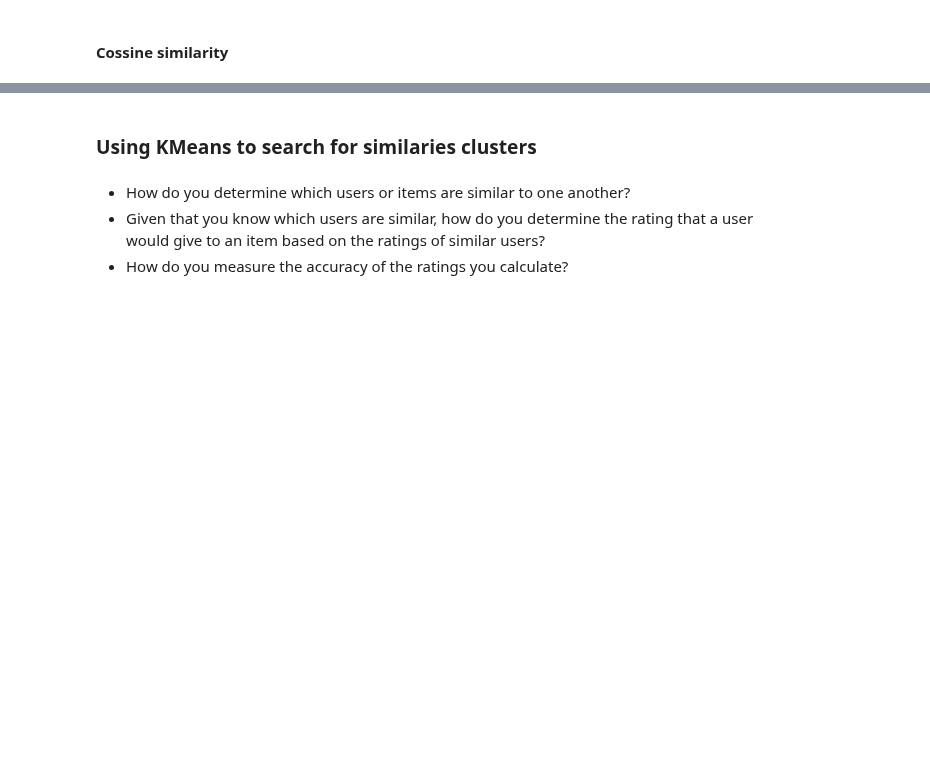
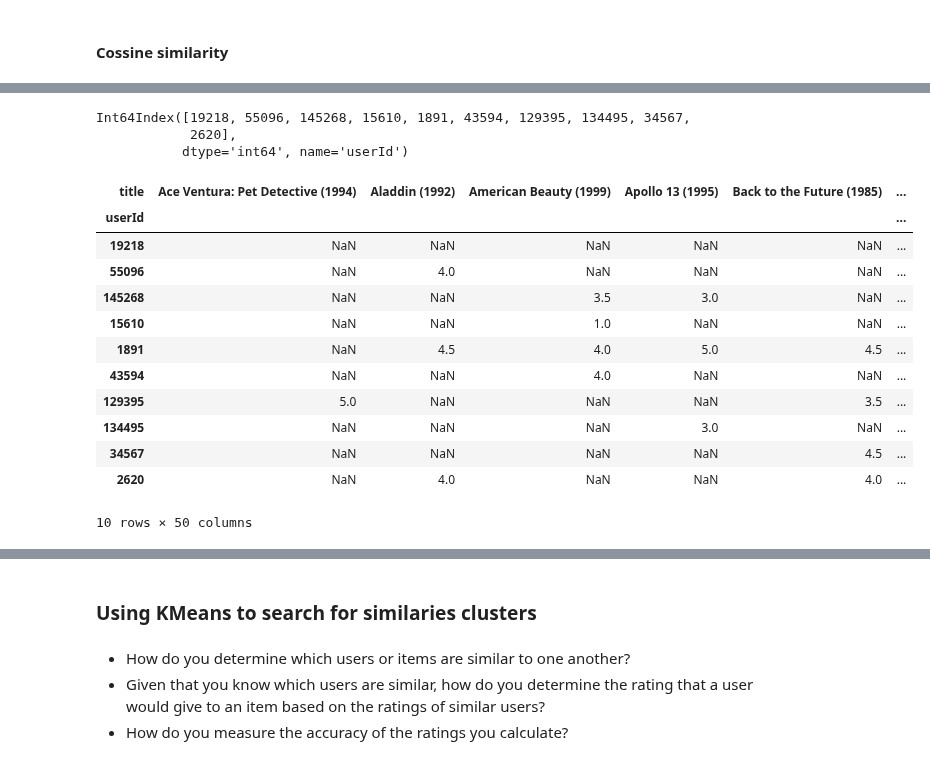
Before and after one commit to joaquim-oliveira-neto/rogue, a Jupyter notebook: notebooks/joaquim-model-test.ipynb, the cells around one changed output, grey strips where cells are left out. Saved outputs shown, nothing was run; the diff lists cells and outputs as text; code cells hidden in the pictures; blank space fills up the shorter version.

```diff
--- a/notebooks/joaquim-model-test.ipynb
+++ b/notebooks/joaquim-model-test.ipynb
@@ -308,0 +417,17 @@ pd.DataFrame(user_similarity)
+# %%
+pearson_user_ratings_df_std = make_user_ratings(
+    user_rated_movies,
+    user_ratings,
+    ratings_std_by_row,
+    zeros=False,
+    std=True
+)
+
+pearson_user_ratings_df = make_user_ratings(
+    user_rated_movies,
+    user_ratings,
+    ratings_std_by_row,
+    zeros=False,
+    std=False
+)
+pearson_user_ratings_df_std
@@ -308,0 +438,5 @@ pd.DataFrame(user_similarity)
+# %%
+user_pearson_similarities_std = ratings_std_by_row.corrwith(pearson_user_ratings_df_std.iloc[0], axis=1, drop=False, method='pearson')
+print(user_pearson_similarities_std)
+user_pearson_similarities = df.corrwith(pearson_user_ratings_df.iloc[0], axis=1, drop=False, method='pearson')
+print(user_pearson_similarities)
@@ -309,3 +461,3 @@ pd.DataFrame(user_similarity)
 # %%
-user_similarity_df = pd.DataFrame(user_similarity, index=df.index, columns=df.index)
-user_similarity_df
+user_pearson_similarities_df = pd.DataFrame(user_pearson_similarities, index = df.index, columns=['similarity'])
+user_pearson_similarities_df
@@ -314,0 +479,24 @@ user_similarity_df
+# %%
+pearson_similar_users = get_similar_users(user_pearson_similarities_df, 10)
+pearson_similar_users
+# %% [output]
+Int64Index([19218, 55096, 145268, 15610, 1891, 43594, 129395, 134495, 34567,
+            2620],
+           dtype='int64', name='userId')
+# %%
+pearson_movies_not_seen = get_movies_not_seen(df, pearson_similar_users, user_rated_movies)
+pearson_movies_not_seen
+# %% [output]
+| title | Ace Ventura: Pet Detective (1994) | Aladdin (1992) | American Beauty (1999) | Apollo 13 (1995) | Back to the Future (1985) | ... |
+| userId |  |  |  |  |  | ... |
+| 19218 | NaN | NaN | NaN | NaN | NaN | ... |
+| 55096 | NaN | 4.0 | NaN | NaN | NaN | ... |
+| 145268 | NaN | NaN | 3.5 | 3.0 | NaN | ... |
+| 15610 | NaN | NaN | 1.0 | NaN | NaN | ... |
+| 1891 | NaN | 4.5 | 4.0 | 5.0 | 4.5 | ... |
+| 43594 | NaN | NaN | 4.0 | NaN | NaN | ... |
+| 129395 | 5.0 | NaN | NaN | NaN | 3.5 | ... |
+| 134495 | NaN | NaN | NaN | 3.0 | NaN | ... |
+| 34567 | NaN | NaN | NaN | NaN | 4.5 | ... |
+| 2620 | NaN | 4.0 | NaN | NaN | 4.0 | ... |
+10 rows × 50 columns
```
Also changed, not shown: parts of 33 cells of this notebook, 4 other files.
